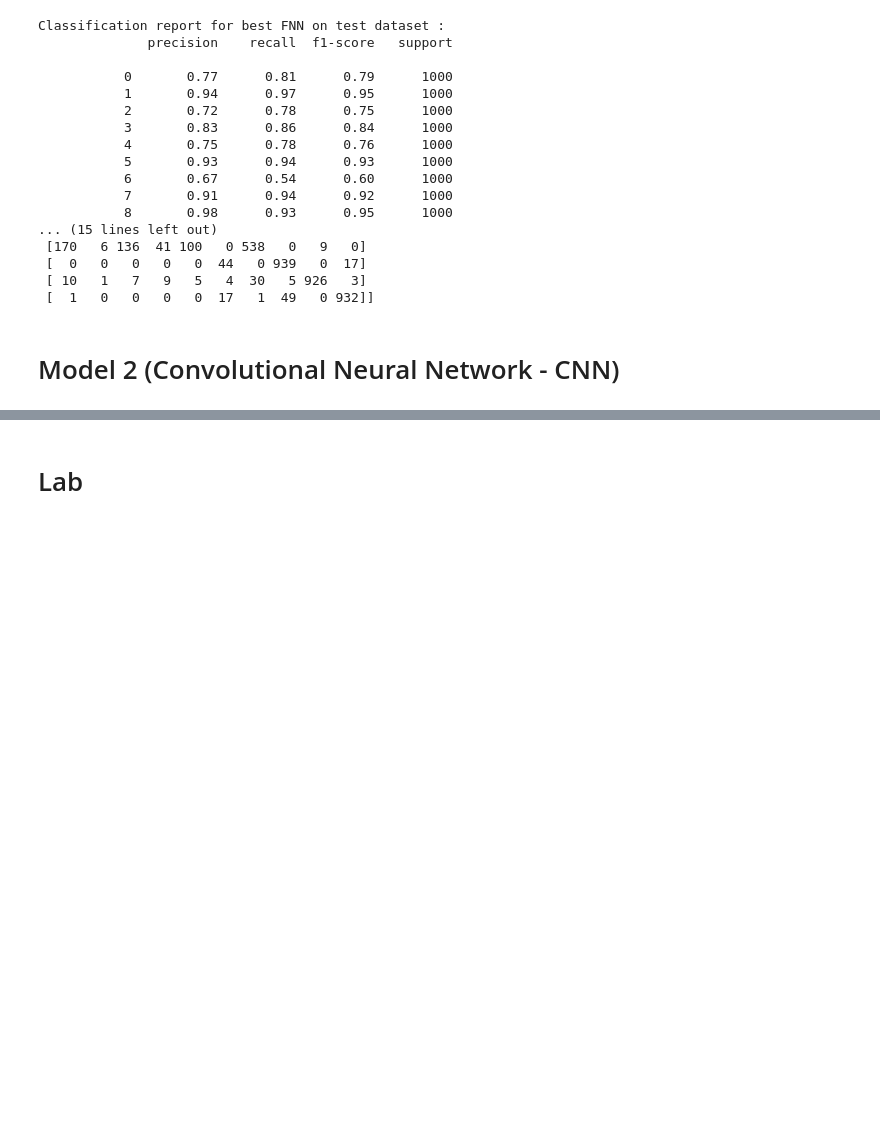
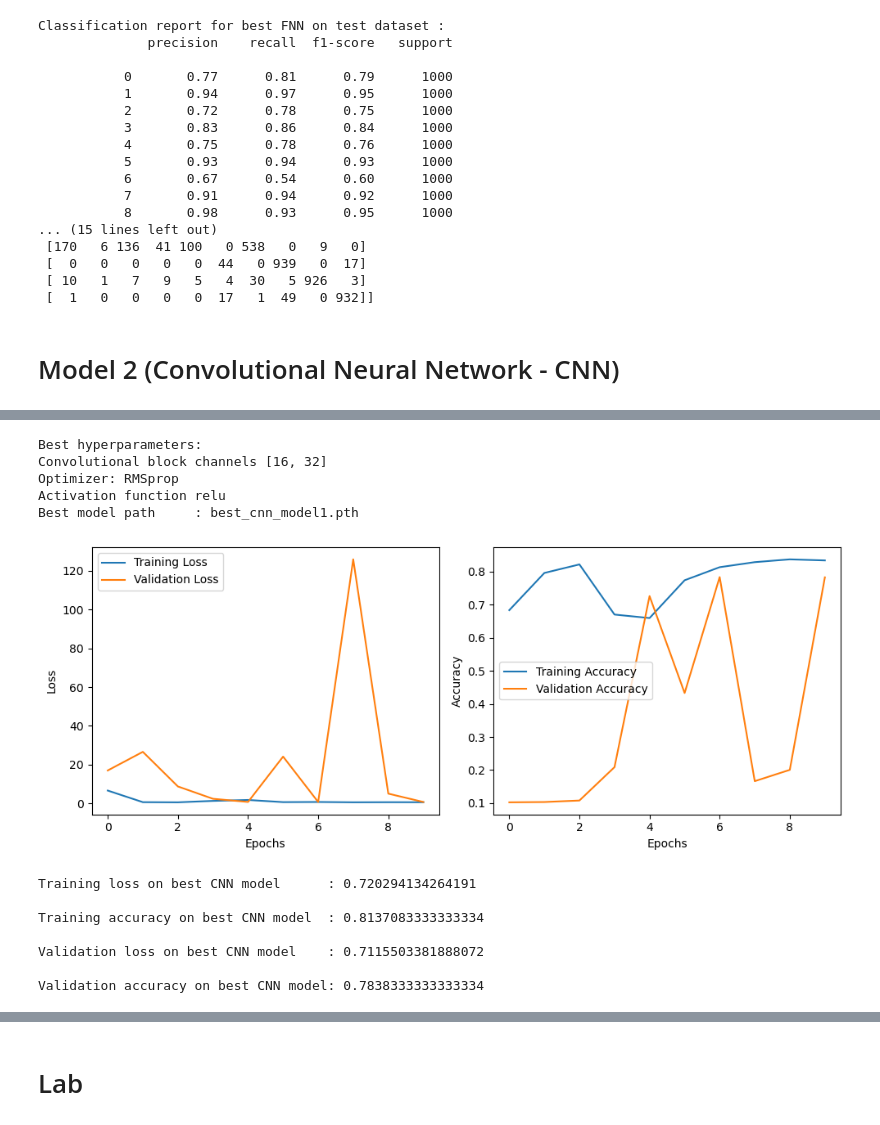
Before and after one commit to geeteshCh/FashionMNIST_Classification, a Jupyter notebook: ECEN_758_Project_Final.ipynb, the cells around one changed output, grey strips where cells are left out. Saved outputs shown, nothing was run; the diff lists cells and outputs as text; code cells hidden in the pictures; blank space fills up the shorter version.

```diff
--- a/ECEN_758_Project_Final.ipynb
+++ b/ECEN_758_Project_Final.ipynb
@@ -666,0 +639,13 @@ class CNN(nn.Module):
+# %%
+# Creating TensorDatasets and DataLoaders
+X_train_cnn = torch.tensor(X_train.reshape(-1,1,28,28)).float()
+y_train_cnn = torch.tensor(y_train).long()
+X_val_cnn   = torch.tensor(X_val.reshape(-1,1,28,28)).float()
+y_val_cnn   = torch.tensor(y_val).long()
+X_test_cnn  = torch.tensor(X_test.reshape(-1,1,28,28)).float()
+y_test_cnn  = torch.tensor(testing_labels).long()
+
+
+train_dataset = TensorDataset(X_train_cnn, y_train_cnn)
+val_dataset   = TensorDataset(X_val_cnn, y_val_cnn)
+test_dataset  = TensorDataset(X_test_cnn, y_test_cnn)
@@ -666,0 +802,51 @@ class CNN(nn.Module):
+# %%
+# Printing Best hyperparameters
+print(f"Best hyperparameters:")
+print('Convolutional block channels', best_hyperparameters['conv_block_channels'])
+print("Optimizer:", best_hyperparameters['optimizer'])
+print('Activation function', best_hyperparameters['activation_function'])
+
+
+
+# Print the best model file path
+best_model_path = 'best_cnn_model'+ str(best_model) + '.pth'
+print(f"Best model path     : {best_model_path}\n\n")
+
+# Plotting training history for the best FNN model
+plt.figure(figsize=(10, 4))
+plt.subplot(1, 2, 1)
+plt.plot(best_train_losses, label='Training Loss')
+plt.plot(best_val_losses, label='Validation Loss')
+plt.xlabel('Epochs')
+plt.ylabel('Loss')
+plt.legend()
+
+plt.subplot(1, 2, 2)
+plt.plot(best_train_accuracies, label='Training Accuracy')
+plt.plot(best_val_accuracies, label='Validation Accuracy')
+plt.xlabel('Epochs')
+plt.ylabel('Accuracy')
+plt.legend()
+plt.tight_layout()
+plt.show()
+
+# Print training, validation losses and accuracies on best FNN model
+
+print(f"Training loss on best CNN model      : {best_train_loss}\n")
+print(f"Training accuracy on best CNN model  : {best_train_acc}\n")
+print(f"Validation loss on best CNN model    : {best_val_loss}\n")
+print(f"Validation accuracy on best CNN model: {best_val_acc}\n")
+# %% [output]
+Best hyperparameters:
+Convolutional block channels [16, 32]
+Optimizer: RMSprop
+Activation function relu
+Best model path     : best_cnn_model1.pth
+[figure, added]
+Training loss on best CNN model      : 0.720294134264191
+
+Training accuracy on best CNN model  : 0.8137083333333334
+
+Validation loss on best CNN model    : 0.7115503381888072
+
+Validation accuracy on best CNN model: 0.7838333333333334
```
Also changed, not shown: parts of 13 cells of this notebook.
